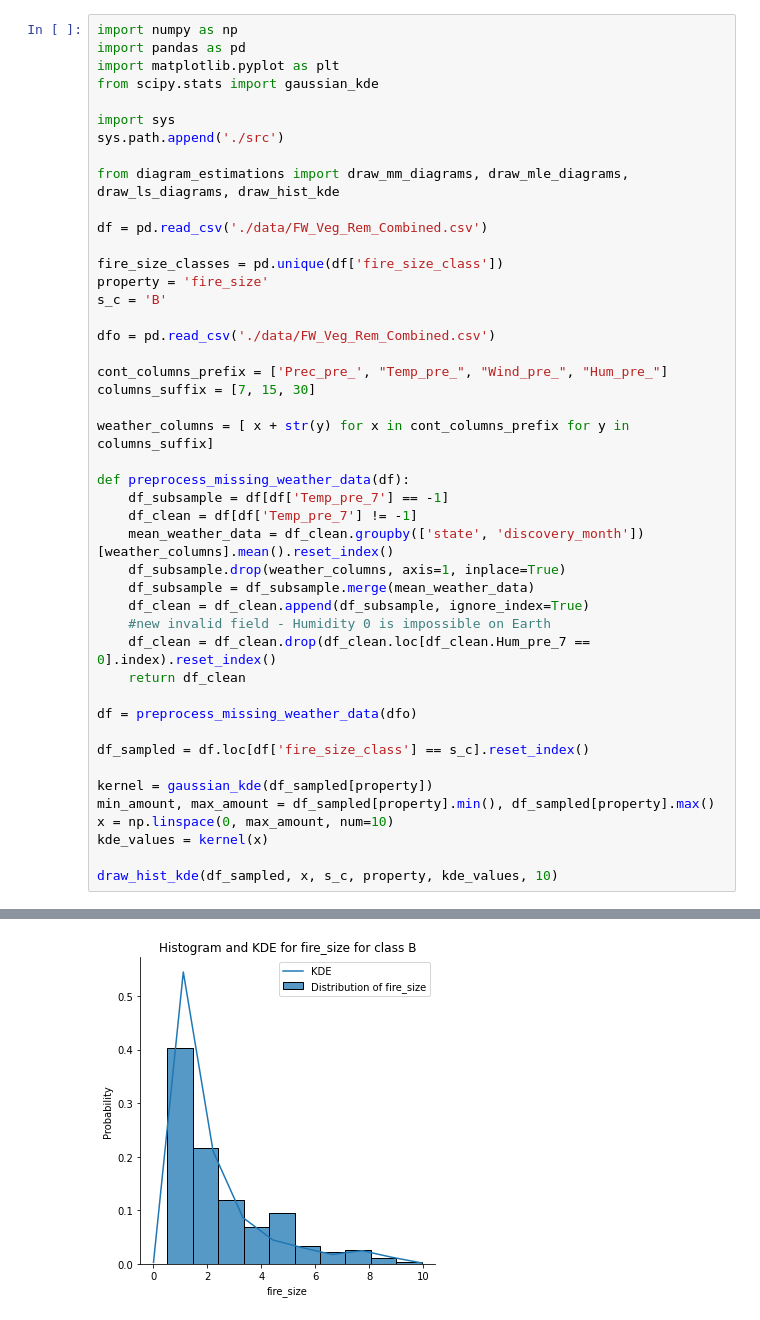
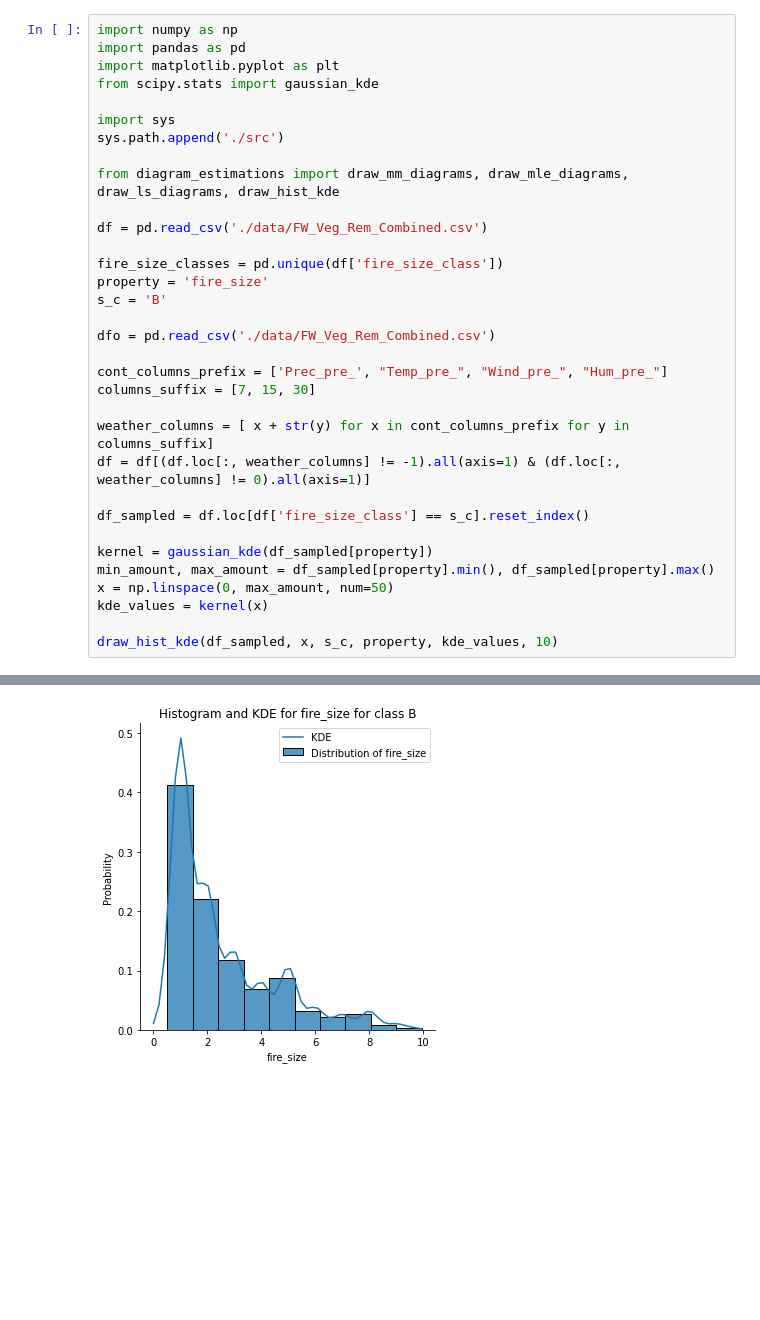
Before and after one commit to PatrykStronski/MultivariateAnalysis_Task1, a Jupyter notebook: fire_size_b.ipynb, the cells around one changed output, grey strips where cells are left out. Saved outputs shown, nothing was run; the diff lists cells and outputs as text; blank space fills up the shorter version.

```diff
--- a/fire_size_b.ipynb
+++ b/fire_size_b.ipynb
@@ -21,25 +21,13 @@ cont_columns_prefix = ['Prec_pre_', "Temp_pre_", "Wind_pre_", "Hum_pre_"]
 columns_suffix = [7, 15, 30]
 
 weather_columns = [ x + str(y) for x in cont_columns_prefix for y in columns_suffix]
-
-def preprocess_missing_weather_data(df):
-    df_subsample = df[df['Temp_pre_7'] == -1]
-    df_clean = df[df['Temp_pre_7'] != -1]
-    mean_weather_data = df_clean.groupby(['state', 'discovery_month'])[weather_columns].mean().reset_index()
-    df_subsample.drop(weather_columns, axis=1, inplace=True)
-    df_subsample = df_subsample.merge(mean_weather_data)
-    df_clean = df_clean.append(df_subsample, ignore_index=True)
-    #new invalid field - Humidity 0 is impossible on Earth
-    df_clean = df_clean.drop(df_clean.loc[df_clean.Hum_pre_7 == 0].index).reset_index()
-    return df_clean
-
-df = preprocess_missing_weather_data(dfo)
+df = df[(df.loc[:, weather_columns] != -1).all(axis=1) & (df.loc[:, weather_columns] != 0).all(axis=1)]
 
 df_sampled = df.loc[df['fire_size_class'] == s_c].reset_index()
 
 kernel = gaussian_kde(df_sampled[property])
 min_amount, max_amount = df_sampled[property].min(), df_sampled[property].max()
-x = np.linspace(0, max_amount, num=10)
+x = np.linspace(0, max_amount, num=50)
 kde_values = kernel(x)
 
 draw_hist_kde(df_sampled, x, s_c, property, kde_values, 10)
@@ -51,4 +35,4 @@ See the caveats in the documentation: https://pandas.pydata.org/pandas-docs/stab
-[figure, old version]
+[figure, new version]
 # %%
 draw_mm_diagrams(df_sampled, x, s_c, property, kde_values, 10)
 # %% [output]
```
Also changed, not shown: parts of 5 cells of this notebook, 19 other files.
